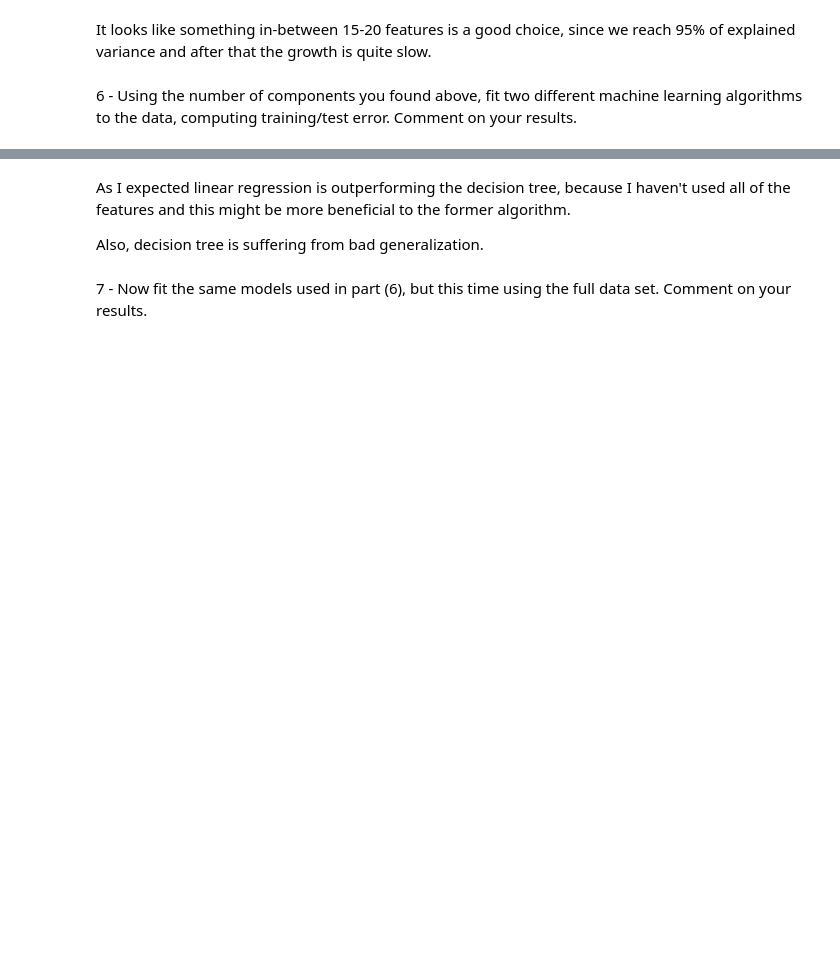
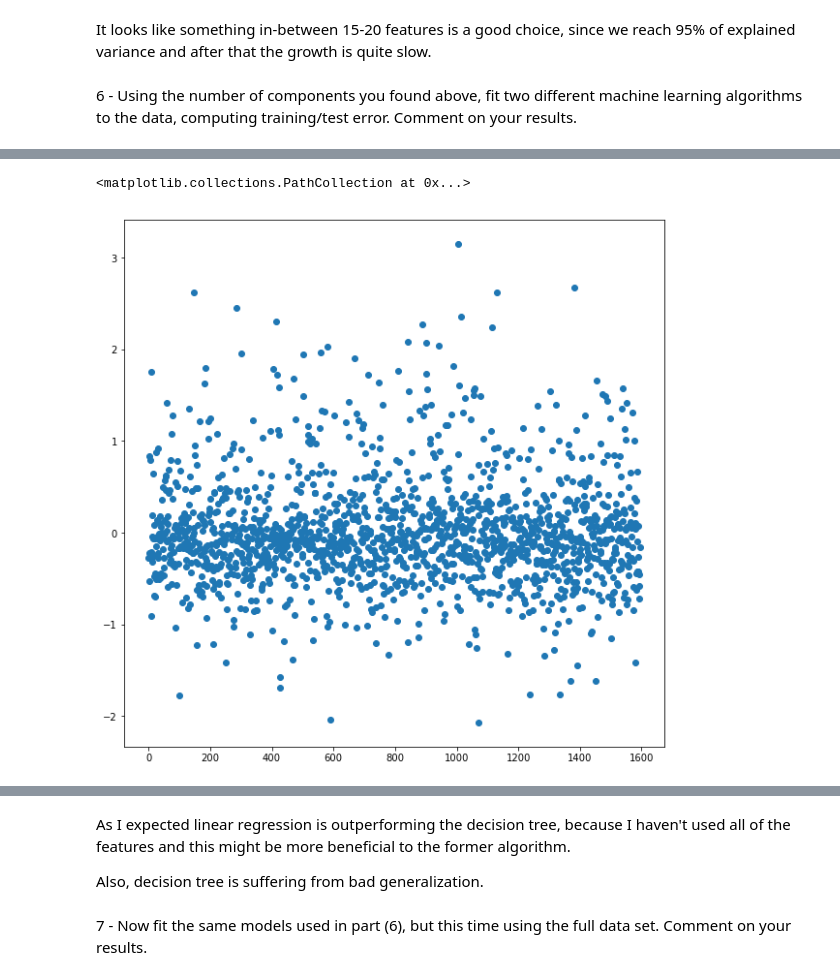
Before and after one commit to aleph314/K2, a Jupyter notebook: Dimensionality Reduction/Dimensionality-Reduction_exercise.ipynb, the cells around one changed output, grey strips where cells are left out. Cells and saved outputs as stored; diff of their text form; code cells hidden in the pictures; blank space fills up the shorter version.

```diff
--- a/Dimensionality Reduction/Dimensionality-Reduction_exercise.ipynb
+++ b/Dimensionality Reduction/Dimensionality-Reduction_exercise.ipynb
@@ -199,7 +215,7 @@ It looks like something in-between 15-20 features is a good choice, since we rea
 # %%
 # using 20 components
 pca = PCA(n_components=20)
-pca.fit(communities[:, :-1])
+pca.fit(communities_scaled[:, :-1])
 Xtrainpca = pca.transform(Xtrain)
 Xtestpca = pca.transform(Xtest)
 # %%
@@ -218,3 +234,11 @@ Test MSE, R^2: 0.02188, 0.63202
+# %%
+# from solution: residual plot!
+residuals = ytrain - lr.predict(Xtrainpca)
+plt.figure(figsize=(10, 10))
+plt.scatter(np.arange(len(residuals)), residuals)
+# %% [output]
+<matplotlib.collections.PathCollection at 0x...>
+[figure, added]
 # %%
 # Decision tree
 tree = DecisionTreeRegressor()
```
Also changed, not shown: parts of 25 cells of this notebook, 1 other file.
